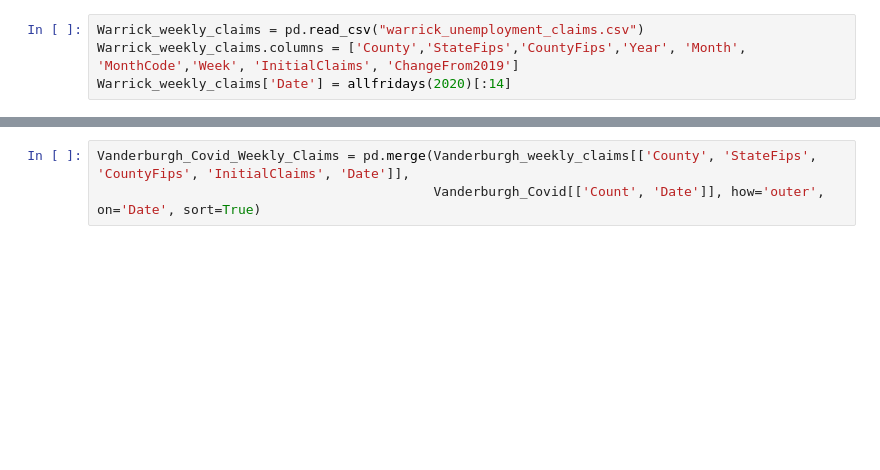
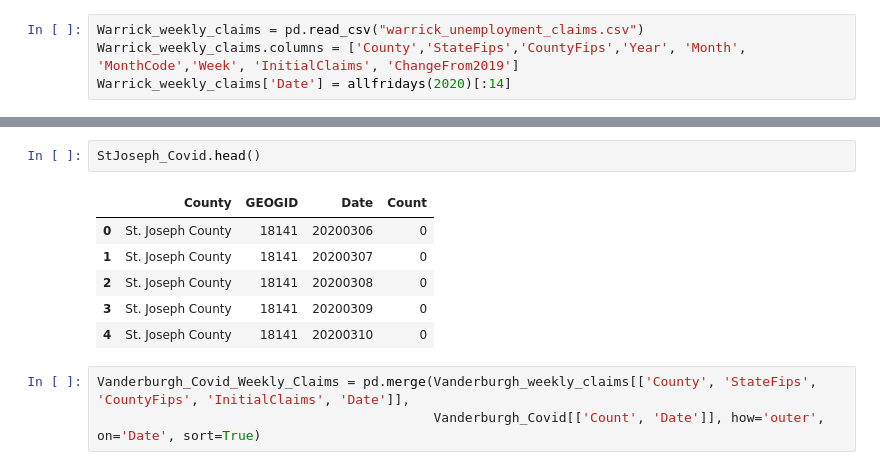
Before and after one commit to sumic59/Covid_IN_County_Jobless-Claims, a Jupyter notebook: Decatur_Johnson_Vanderburgh_Unemployment_Claims.ipynb, the cells around one changed output, grey strips where cells are left out. Cells and saved outputs as stored; diff of their text form; blank space fills up the shorter version.

```diff
--- a/Decatur_Johnson_Vanderburgh_Unemployment_Claims.ipynb
+++ b/Decatur_Johnson_Vanderburgh_Unemployment_Claims.ipynb
@@ -86,3 +127,12 @@ Warrick_Covid = pd.read_pickle('Warrick_covid.pkl')
+# %%
+StJoseph_Covid.head()
+# %% [output]
+|  | County | GEOGID | Date | Count |
+| 0 | St. Joseph County | 18141 | 20200306 | 0 |
+| 1 | St. Joseph County | 18141 | 20200307 | 0 |
+| 2 | St. Joseph County | 18141 | 20200308 | 0 |
+| 3 | St. Joseph County | 18141 | 20200309 | 0 |
+| 4 | St. Joseph County | 18141 | 20200310 | 0 |
 # %%
 Vanderburgh_Covid_Weekly_Claims = pd.merge(Vanderburgh_weekly_claims[['County', 'StateFips', 'CountyFips', 'InitialClaims', 'Date']],
                                            Vanderburgh_Covid[['Count', 'Date']], how='outer', on='Date', sort=True)
```
Also changed, not shown: parts of 10 cells of this notebook, 37 other files.
